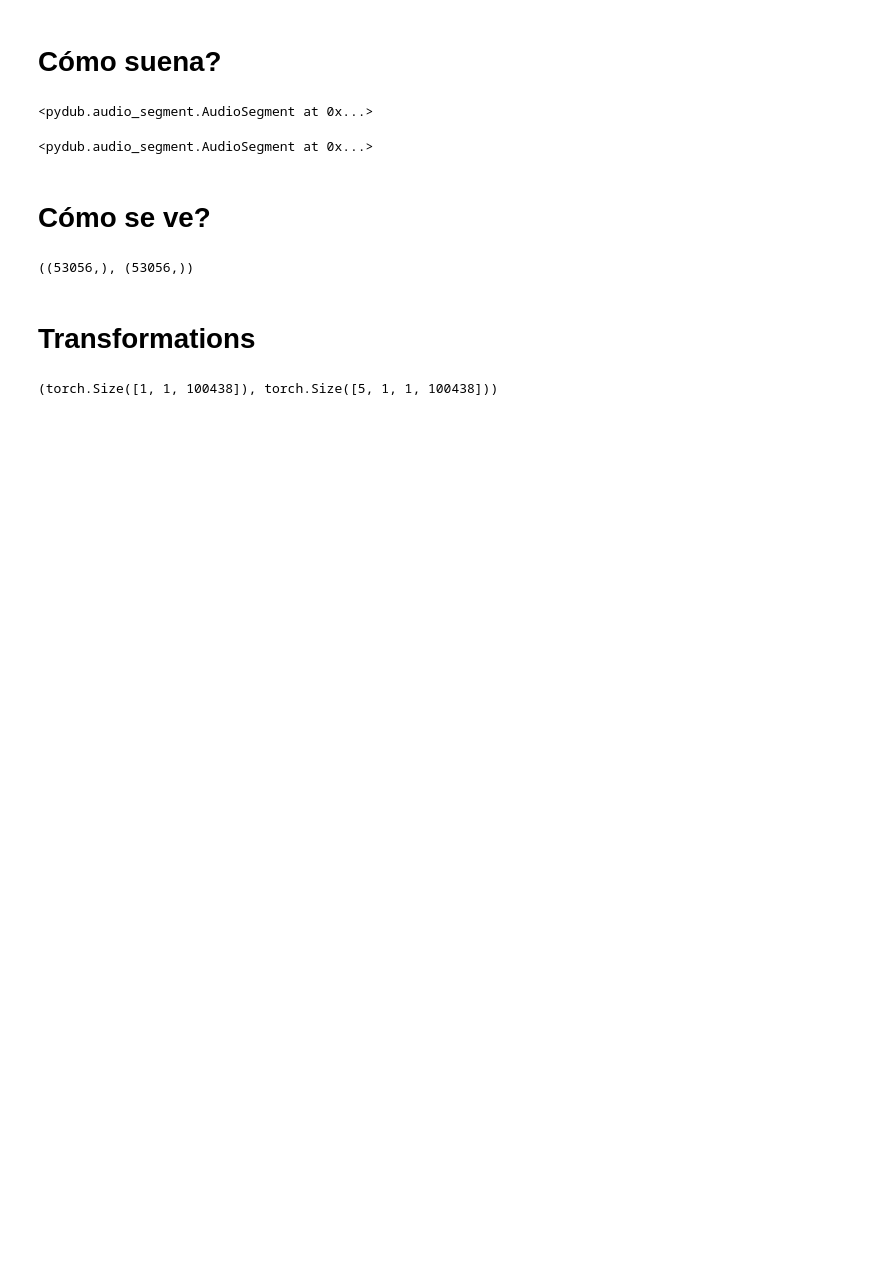
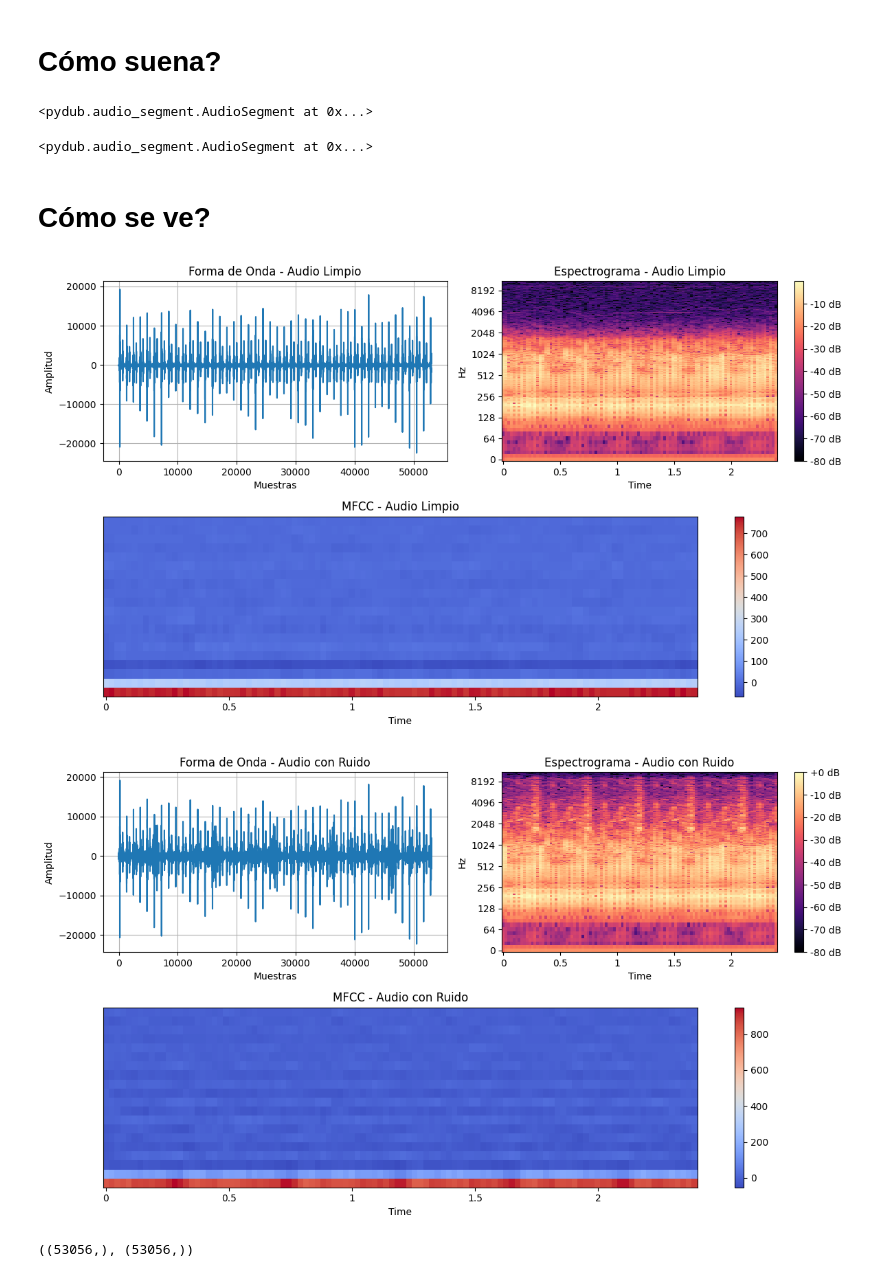
Before and after one commit to Afroefras/cora_cleaner, a Jupyter notebook: train.ipynb, the cells around one changed output. Cells and saved outputs as stored; diff of their text form; code cells hidden in the pictures; blank space fills up the shorter version.

```diff
--- a/train.ipynb
+++ b/train.ipynb
@@ -27,8 +19,10 @@ heart_noised_dict["data/heart_sound_test_small/val/healthy/e00047.wav"]
 # %% [markdown]
 # Cómo suena?
 # %%
-audio_clean = AudioSegment.from_file("data/heart_sound_test_small/val/healthy/e00047.wav")
-audio_noisy = AudioSegment.from_file("data/heart_noised_test_small/-val-healthy-e00047_4dB_seg_560noise.wav")
+test = "data/heart_sound_test_small/val/healthy/e00047.wav"
+
+audio_clean = AudioSegment.from_file(test)
+audio_noisy = AudioSegment.from_file(heart_noised_dict[test][-1])
 # %%
 audio_clean
 # %% [output]
@@ -42,12 +36,13 @@ audio_noisy
 # %%
 clean_array = np.array(audio_clean.get_array_of_samples())
 noisy_array = np.array(audio_noisy.get_array_of_samples())
 
-# plot_audio_sample(clean_array, 'Audio Limpio')
-# plot_audio_sample(noisy_array, 'Audio con Ruido')
+plot_audio_sample(clean_array, 'Audio Limpio')
+plot_audio_sample(noisy_array, 'Audio con Ruido')
+# %% [output]
+[figure, added]
+[figure, added]
 # %%
 clean_array.shape, noisy_array.shape
 # %% [output]
 ((53056,), (53056,))
-# %% [markdown]
-# Transformations
@@ -145,4 +130,0 @@ cad = CustomAudioDataset(heart_noised_dict, full_transform)
-# %%
-cad[0][0].shape, cad[0][1].shape
-# %% [output]
-(torch.Size([1, 1, 100438]), torch.Size([5, 1, 1, 100438]))
```
Also changed, not shown: parts of 5 cells of this notebook, 1 other file.
